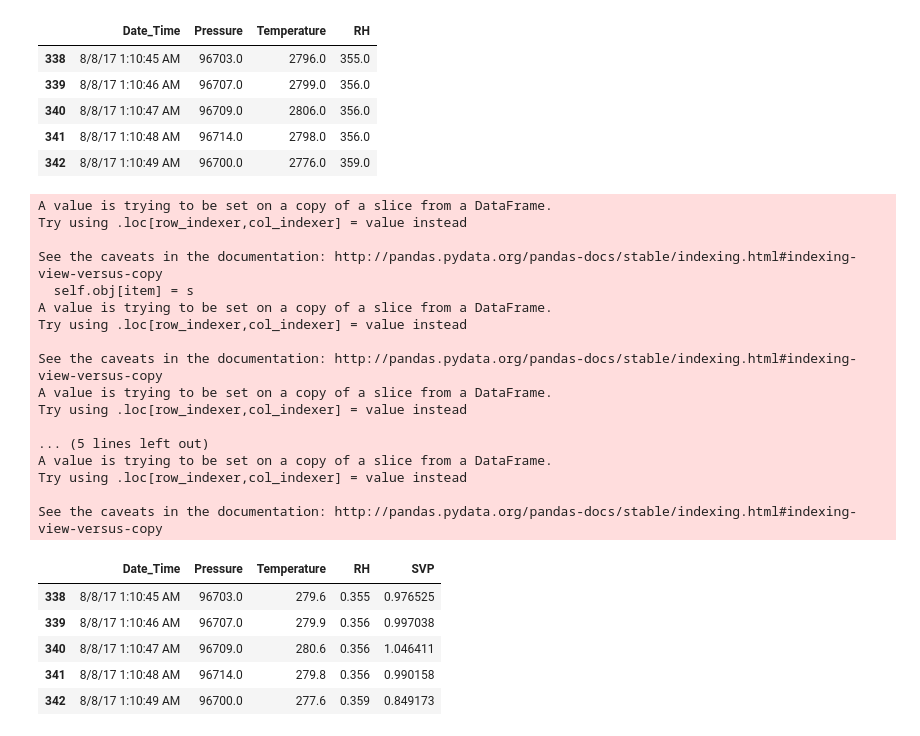
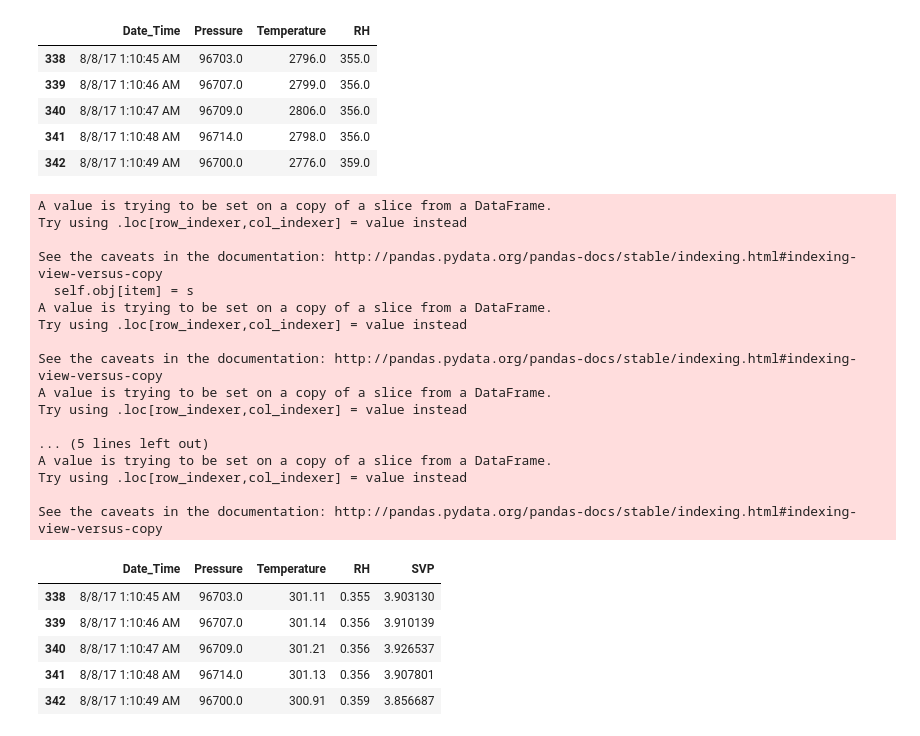
Before and after one commit to katelynayu/WSSS, a Jupyter notebook: VPD drone.ipynb, the cells around one changed output. Drawn from its saved outputs; the diff is of its cells as text; code cells hidden in the pictures.

```diff
--- a/VPD drone.ipynb
+++ b/VPD drone.ipynb
@@ -34,7 +34,7 @@ DF.head()
 | 342 | 8/8/17 1:10:49 AM | 96700.0 | 2776.0 | 359.0 |
 # %%
 def ten(x):
-    return x / 10
+    return (x / 100 + 273.15)
 def thousand(x):
     return x / 1000
 
@@ -60,38 +60,38 @@ CM.loc[:,('RH')] = CM.loc[:,('RH')].apply(thousand)
 CM['SVP'] = CM['Temperature'].apply(svp)
 
 
 DF.head()
 #for dataframe in Flights:
 #    dataframe.loc[:,('Temperature')] = dataframe.loc[:,('Temperature')].apply(ten)
 #    dataframe.loc[:,('Temperature')] = pd.to_numeric(dataframe.loc[:,('Temperature')])
 #    dataframe.loc[:,('RH')] = dataframe.loc[:,('RH')].apply(thousand)
 #    dataframe['svp'] = svp(dataframe.loc[:,'Temperature'])
 
 #M1.head()
 # %% [output]
 A value is trying to be set on a copy of a slice from a DataFrame.
 Try using .loc[row_indexer,col_indexer] = value instead
 
 See the caveats in the documentation: http://pandas.pydata.org/pandas-docs/stable/indexing.html#indexing-view-versus-copy
   self.obj[item] = s
 A value is trying to be set on a copy of a slice from a DataFrame.
 Try using .loc[row_indexer,col_indexer] = value instead
 
 See the caveats in the documentation: http://pandas.pydata.org/pandas-docs/stable/indexing.html#indexing-view-versus-copy
 A value is trying to be set on a copy of a slice from a DataFrame.
 Try using .loc[row_indexer,col_indexer] = value instead
 
 ... (5 lines left out)
 A value is trying to be set on a copy of a slice from a DataFrame.
 Try using .loc[row_indexer,col_indexer] = value instead
 
 See the caveats in the documentation: http://pandas.pydata.org/pandas-docs/stable/indexing.html#indexing-view-versus-copy
 |  | Date_Time | Pressure | Temperature | RH | SVP |
-| 338 | 8/8/17 1:10:45 AM | 96703.0 | 279.6 | 0.355 | 0.976525 |
-| 339 | 8/8/17 1:10:46 AM | 96707.0 | 279.9 | 0.356 | 0.997038 |
-| 340 | 8/8/17 1:10:47 AM | 96709.0 | 280.6 | 0.356 | 1.046411 |
-| 341 | 8/8/17 1:10:48 AM | 96714.0 | 279.8 | 0.356 | 0.990158 |
-| 342 | 8/8/17 1:10:49 AM | 96700.0 | 277.6 | 0.359 | 0.849173 |
+| 338 | 8/8/17 1:10:45 AM | 96703.0 | 301.11 | 0.355 | 3.903130 |
+| 339 | 8/8/17 1:10:46 AM | 96707.0 | 301.14 | 0.356 | 3.910139 |
+| 340 | 8/8/17 1:10:47 AM | 96709.0 | 301.21 | 0.356 | 3.926537 |
+| 341 | 8/8/17 1:10:48 AM | 96714.0 | 301.13 | 0.356 | 3.907801 |
+| 342 | 8/8/17 1:10:49 AM | 96700.0 | 300.91 | 0.359 | 3.856687 |
 # %%
 def partialpressure(RH, svp): #partial pressure of water vapor
     return np.multiply(RH,svp)
```
Also changed, not shown: parts of 12 cells of this notebook, 1 other file.
